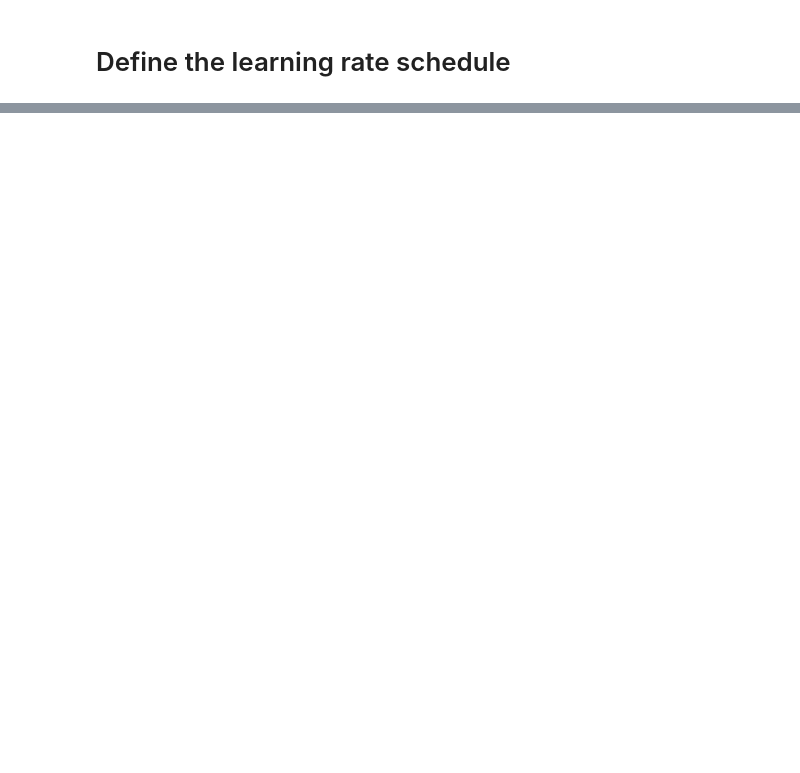
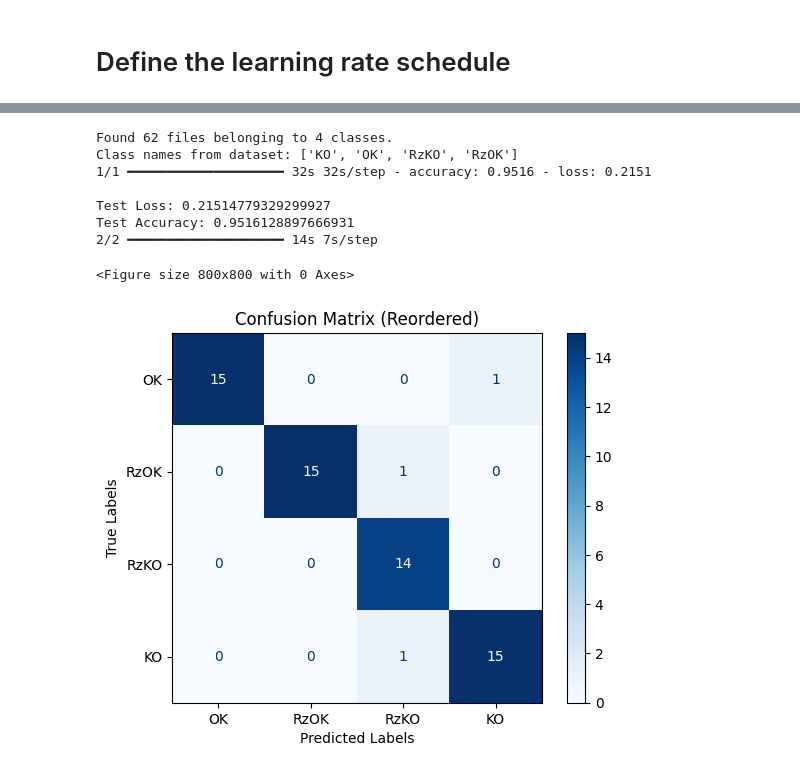
Before and after one commit to arminak6/Control-Quality, a Jupyter notebook: Code/Model/main.ipynb, the cells around one changed output, grey strips where cells are left out. Cells and saved outputs as stored; diff of their text form; code cells hidden in the pictures; blank space fills up the shorter version.

```diff
--- a/Code/Model/main.ipynb
+++ b/Code/Model/main.ipynb
@@ -258,0 +268,57 @@ plt.show()
+# %%
+from sklearn.metrics import confusion_matrix, ConfusionMatrixDisplay
+
+# Load the test dataset
+test_dataset = tf.keras.preprocessing.image_dataset_from_directory(
+    "/content/drive/MyDrive/3D/ttt/ttt",
+    image_size=IMAGE_SIZE,
+    batch_size=BATCH_SIZE,
+    label_mode='int'
+)
+
+class_names = test_dataset.class_names
+print("Class names from dataset:", class_names)
+
+# Define the desired order of classes
+desired_class_order = ["OK", "RzOK", "RzKO", "KO"]
+
+class_name_mapping = {name: idx for idx, name in enumerate(class_names)}
+desired_order_indices = [class_name_mapping[name] for name in desired_class_order]
+
+# Evaluate the model
+test_loss, test_accuracy = best_model.evaluate(test_dataset)
+print(f"\nTest Loss: {test_loss}")
+print(f"Test Accuracy: {test_accuracy}")
+
+y_pred = []
+y_true = []
+
+for images, labels in test_dataset:
+    predictions = best_model.predict(images)
+    y_pred.extend(np.argmax(predictions, axis=1))
+    y_true.extend(labels.numpy())
+
+conf_matrix = confusion_matrix(y_true, y_pred)
+
+conf_matrix_reordered = conf_matrix[desired_order_indices, :]
+conf_matrix_reordered = conf_matrix_reordered[:, desired_order_indices]
+
+# Plot the reordered confusion matrix
+disp = ConfusionMatrixDisplay(confusion_matrix=conf_matrix_reordered, display_labels=desired_class_order)
+
+plt.figure(figsize=(8, 8))
+disp.plot(cmap="Blues", values_format="d")
+plt.title("Confusion Matrix (Reordered)")
+plt.xlabel("Predicted Labels")
+plt.ylabel("True Labels")
+plt.show()
+# %% [output]
+Found 62 files belonging to 4 classes.
+Class names from dataset: ['KO', 'OK', 'RzKO', 'RzOK']
+1/1 ━━━━━━━━━━━━━━━━━━━━ 32s 32s/step - accuracy: 0.9516 - loss: 0.2151
+
+Test Loss: 0.21514779329299927
+Test Accuracy: 0.9516128897666931
+2/2 ━━━━━━━━━━━━━━━━━━━━ 14s 7s/step
+<Figure size 800x800 with 0 Axes>
+[figure, added]
```
Also changed, not shown: parts of 23 cells of this notebook.
